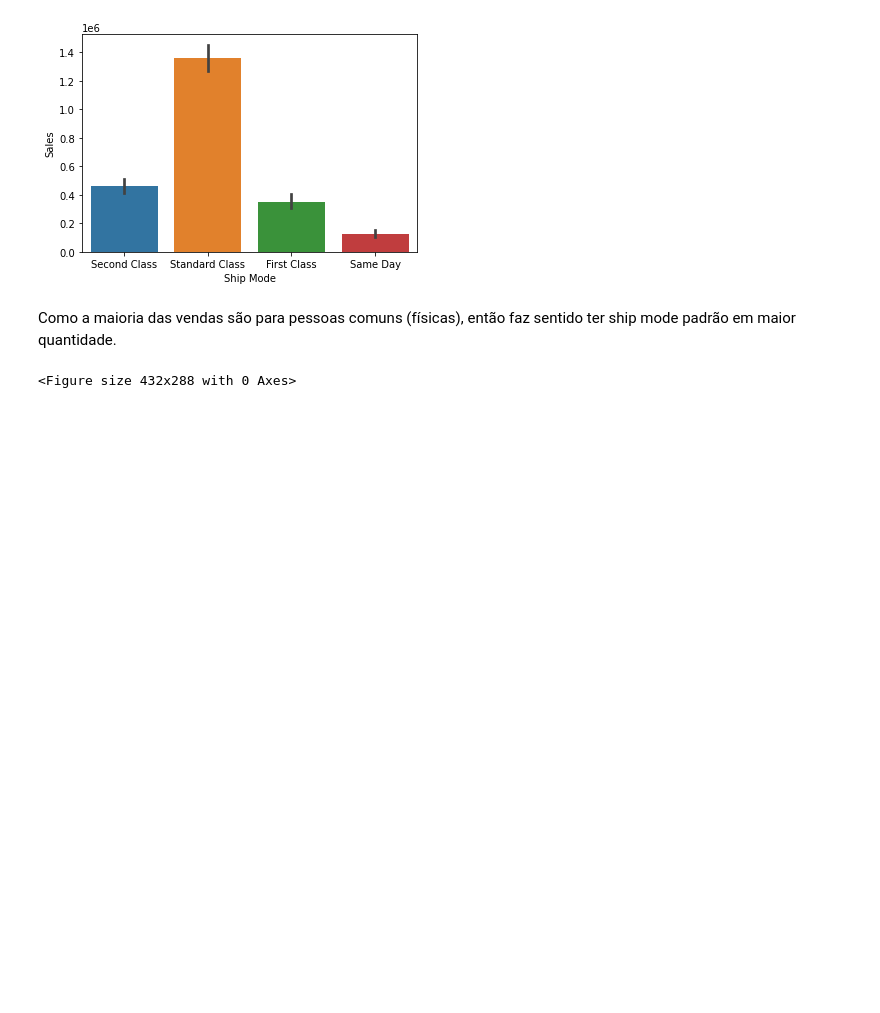
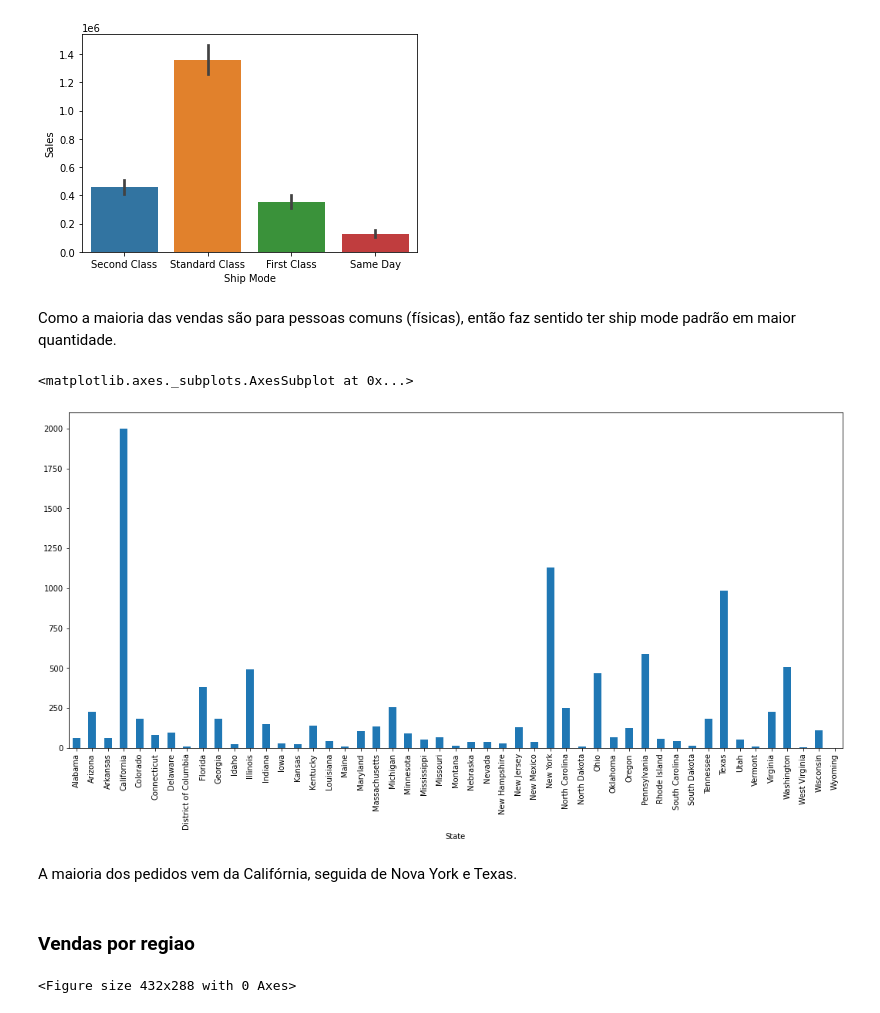
Before and after one commit to glaubosclimaco/entregaveis, a Jupyter notebook: Cenario_I.ipynb, the cells around one changed output. Saved outputs shown, nothing was run; the diff lists cells and outputs as text; code cells hidden in the pictures; blank space fills up the shorter version.

```diff
--- a/Cenario_I.ipynb
+++ b/Cenario_I.ipynb
@@ -241,6 +271,15 @@ Sales por Ship Mode:
 [figure]
 # %% [markdown]
 Como a maioria das vendas são para pessoas comuns (físicas), então faz sentido ter  ship mode padrão em maior quantidade.
+# %%
+df.groupby(['State']).size().plot(kind='bar',figsize=(18,8))
+# %% [output]
+<matplotlib.axes._subplots.AxesSubplot at 0x...>
+[figure, added]
+# %% [markdown]
+A maioria dos pedidos vem da Califórnia, seguida de Nova York e Texas.
+# %% [markdown]
+### Vendas por regiao
 # %%
 #vendas por regiao
 plt.figure()
```
Also changed, not shown: parts of 31 cells of this notebook.
